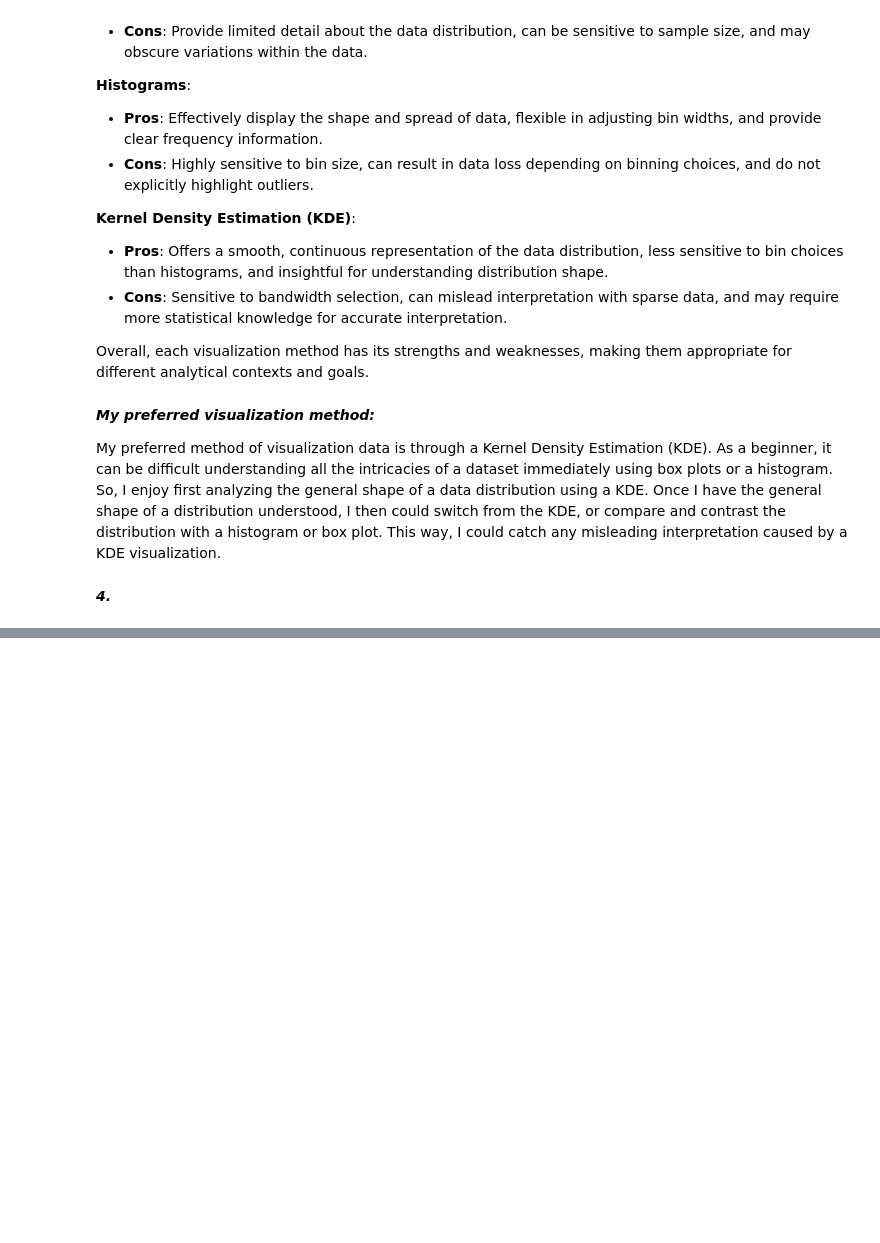
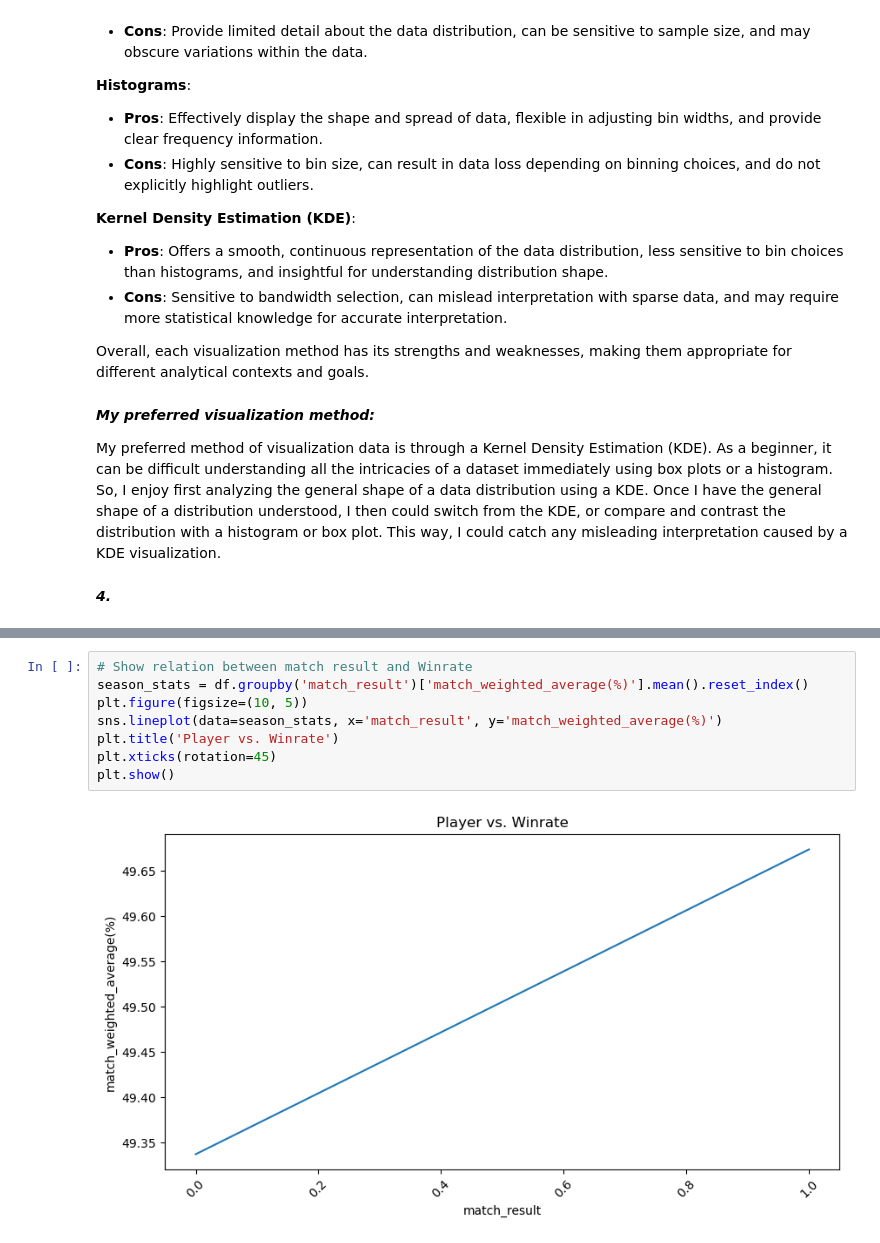
Before and after one commit to Aoutor/STA130, a Jupyter notebook: STA130_HW3.ipynb, the cells around one changed output, grey strips where cells are left out. Saved outputs shown, nothing was run; the diff lists cells and outputs as text; blank space fills up the shorter version.

```diff
--- a/STA130_HW3.ipynb
+++ b/STA130_HW3.ipynb
@@ -158,0 +315,10 @@ DSSSSSSSS
+# %%
+# Show relation between match result and Winrate
+season_stats = df.groupby('match_result')['match_weighted_average(%)'].mean().reset_index()
+plt.figure(figsize=(10, 5))
+sns.lineplot(data=season_stats, x='match_result', y='match_weighted_average(%)')
+plt.title('Player vs. Winrate')
+plt.xticks(rotation=45)
+plt.show()
+# %% [output]
+[figure, added]
```
Also changed, not shown: parts of 10 cells of this notebook.
